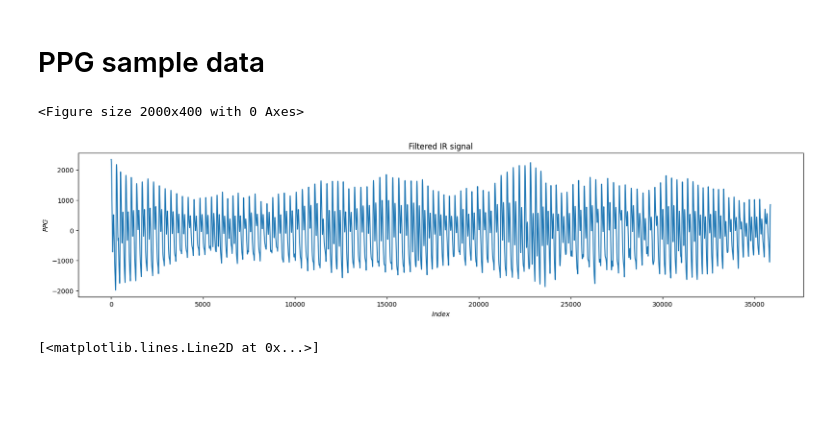
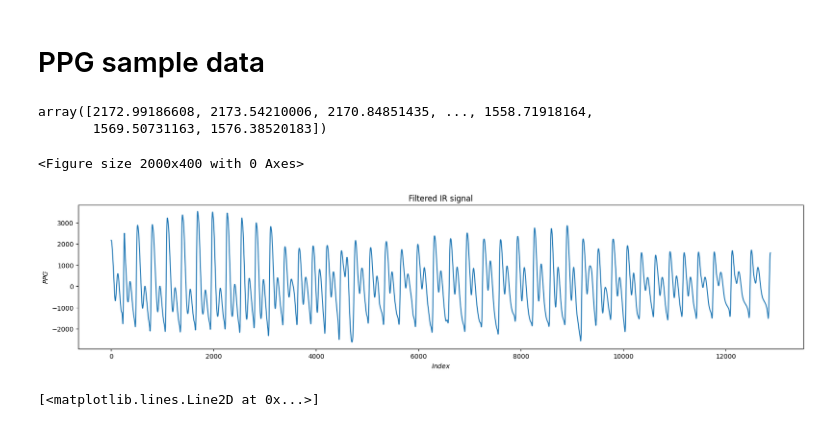
Before and after one commit to aacudad/EPO4-C2, a Jupyter notebook: PPG_preprocessing.ipynb, the cells around one changed output. Drawn from its saved outputs; the diff is of its cells as text; code cells hidden in the pictures; blank space fills up the shorter version.

```diff
--- a/PPG_preprocessing.ipynb
+++ b/PPG_preprocessing.ipynb
@@ -382,7 +396,7 @@ import random
 import pyhrv
 from scipy.signal import find_peaks
 # %%
-PPG_data = pd.read_csv('C:/Users/JackC/Documents/EPO4-C2/Testday_2/Subject_1/Nicky-stresstest_stroop.csv')
+PPG_data = pd.read_csv('C:/Users/JackC/Documents/EPO4-C2/Testday_2/Subject_1/Nicky-nultest_1.csv')
 
 def sensorPPGfilter(data):
     fs = 400
@@ -401,36 +415,38 @@ def sensorPPGfilter(data):
     # Parameters
     order = 4
     frequency = np.array([0.5,10])
     sampling_rate = 300
     frequency = frequency / (sampling_rate / 2)  # Normalize frequency to Nyquist Frequency (Fs/2).
 
     # Filtering
     b, a = scipy.signal.butter(order, frequency, btype='band')
     ir_filt = scipy.signal.filtfilt(b, a, ir_data_clean, axis=0)
 
     peaks_red, _ = find_peaks(np.array(ir_filt), height=0, distance=0.5*fs)
     peaks_red_min, _ = find_peaks(-ir_filt, height=0, distance=0.5*fs)
 
     ir_filt = scipy.signal.filtfilt(b, a, ir_data_clean, axis=0)[peaks_red_min[0]-1:peaks_red_min[-1]-1]
     peaks_red, _ = find_peaks(np.array(ir_filt), height=0, distance=0.5*fs)
     peaks_red_min, _ = find_peaks(-ir_filt, height=0, distance=0.5*fs)
 
     # plot
     plt.figure(figsize=(20,4))
     #plt.plot((red_data-red_data.iloc[0,0]))
     plt.plot(-ir_filt)
     #plt.plot(peaks_red, red_filt[peaks_red], "x")
     #plt.plot(peaks_red_min, red_filt[peaks_red_min], "x")
     # labels and titles
     plt.title('Filtered IR signal')
     plt.xlabel('$Index$')
     plt.ylabel('$PPG$')
-return -ir_filt
+    return -ir_filt
 
 sensorPPGfilter(PPG_data)
 # %% [output]
-<Figure size 2000x400 with 0 Axes>
+array([2172.99186608, 2173.54210006, 2170.84851435, ..., 1558.71918164,
+       1569.50731163, 1576.38520183])
+<Figure size 2000x400 with 0 Axes>
-[figure, old version]
+[figure, new version]
 # %%
 PPG_data = pd.read_csv('C:/Users/JackC/Documents/EPO4-C2/Testday_2/Subject_1/Nicky-stresstest_stroop.csv')
 # daan quiz & rest 1
```
Also changed, not shown: parts of 17 cells of this notebook.
